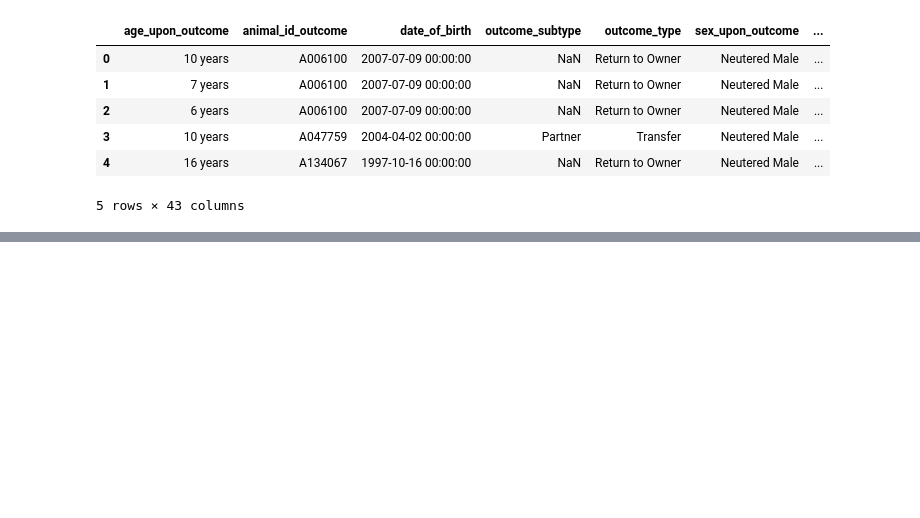
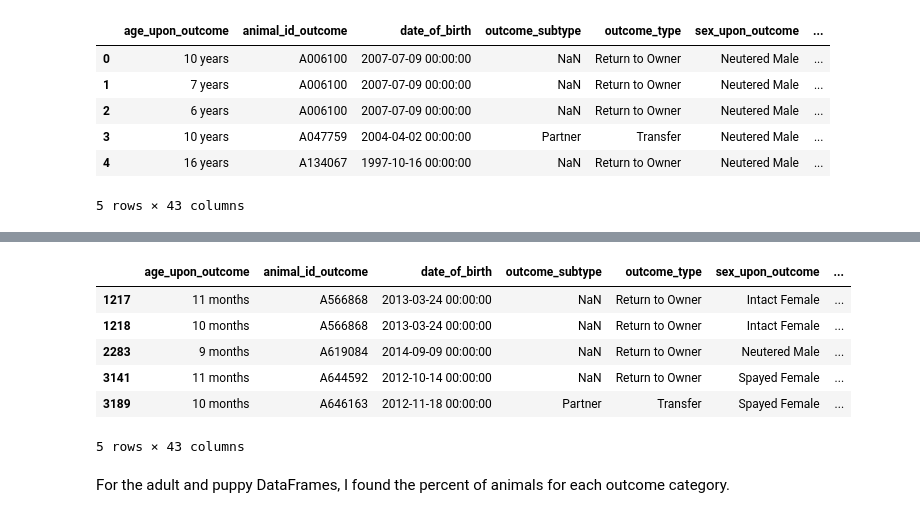
Before and after one commit to MikaylaRobinson/Austin-Animal-Shelter-Data-Project, a Jupyter notebook: Outcome_By_Age.ipynb, the cells around one changed output, grey strips where cells are left out. Saved outputs shown, nothing was run; the diff lists cells and outputs as text; code cells hidden in the pictures; blank space fills up the shorter version.

```diff
--- a/Outcome_By_Age.ipynb
+++ b/Outcome_By_Age.ipynb
@@ -60,0 +62,3 @@ sns.countplot('outcome_type',data=dogs_only,hue='age_category')
+# %%
+adult = dogs_only.loc[dogs_only['age_category'] == 'Adult']
+puppy = dogs_only.loc[dogs_only['age_category'] == 'Puppy']
@@ -60,0 +75,12 @@ sns.countplot('outcome_type',data=dogs_only,hue='age_category')
+# %%
+puppy.head()
+# %% [output]
+|  | age_upon_outcome | animal_id_outcome | date_of_birth | outcome_subtype | outcome_type | sex_upon_outcome | ... |
+| 1217 | 11 months | A566868 | 2013-03-24 00:00:00 | NaN | Return to Owner | Intact Female | ... |
+| 1218 | 10 months | A566868 | 2013-03-24 00:00:00 | NaN | Return to Owner | Intact Female | ... |
+| 2283 | 9 months | A619084 | 2014-09-09 00:00:00 | NaN | Return to Owner | Neutered Male | ... |
+| 3141 | 11 months | A644592 | 2012-10-14 00:00:00 | NaN | Return to Owner | Spayed Female | ... |
+| 3189 | 10 months | A646163 | 2012-11-18 00:00:00 | Partner | Transfer | Spayed Female | ... |
+5 rows × 43 columns
+# %% [markdown]
+For the adult and puppy DataFrames, I found the percent of animals for each outcome category.
```
Also changed, not shown: parts of 24 cells of this notebook.
